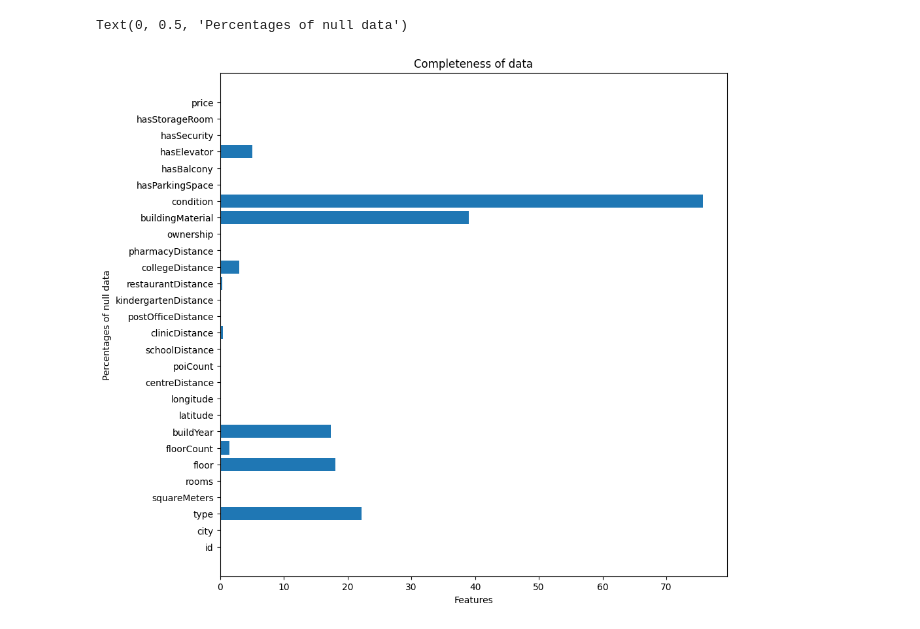
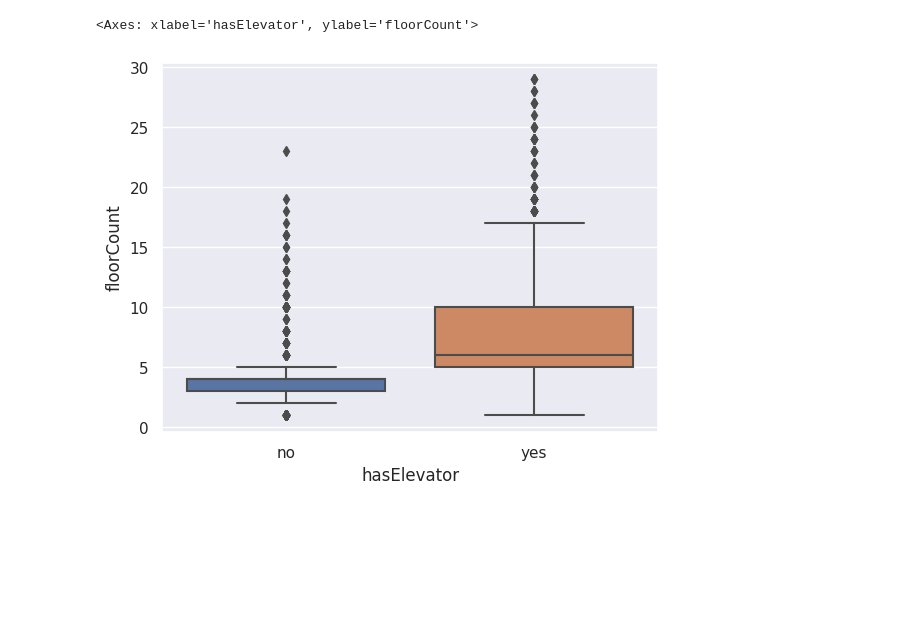
Before and after one commit to SzymonCisowski/PFML_Project, a Jupyter notebook: Projekt_PFML1.ipynb, the cells around one changed output. Cells and saved outputs as stored; diff of their text form; code cells hidden in the pictures; blank space fills up the shorter version.

Commit message:
Data_cleaning

```diff
--- a/Projekt_PFML1.ipynb
+++ b/Projekt_PFML1.ipynb
@@ -65,16 +109,7 @@ sns.heatmap(corr, cmap = 'Greens', annot = True, fmt = '.2f')
-# %%
-columns = df.columns
-complete_data=[]
-for i in columns:
-  tmp = len(df[df[i].isnull()])/len(df)*100
-  complete_data.append(tmp)
-
-import matplotlib.pyplot as plt
-plt.figure(figsize = (10, 10))
-plt.barh(columns,complete_data )
-plt.title('Completeness of data')
-plt.xlabel('Features')
-plt.ylabel('Percentages of null data')
-# %% [output]
-Text(0, 0.5, 'Percentages of null data')
-[figure, removed]
+# %%
+import seaborn as sns
+sns.set_theme()
+sns.boxplot(X_train,x='hasElevator',y='floorCount')
+# %% [output]
+<Axes: xlabel='hasElevator', ylabel='floorCount'>
+[figure, added]
```
Also changed, not shown: parts of 10 cells of this notebook.
